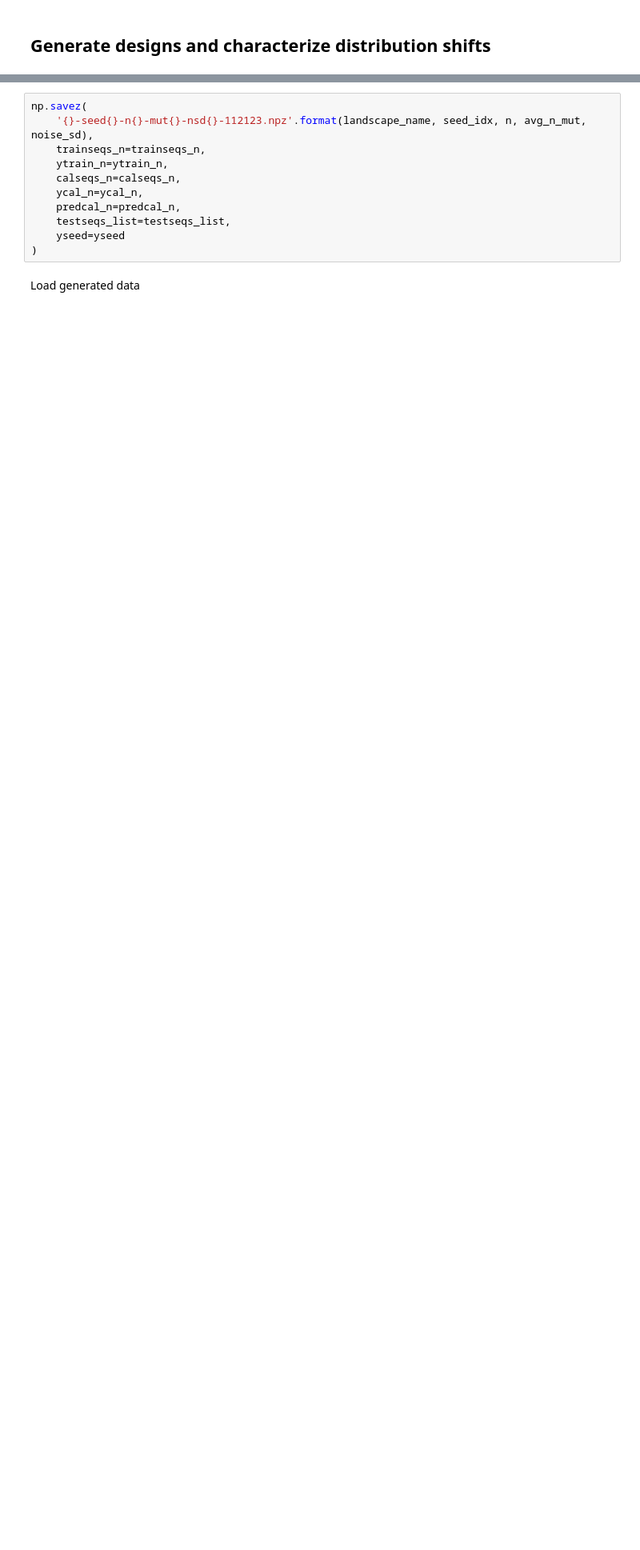
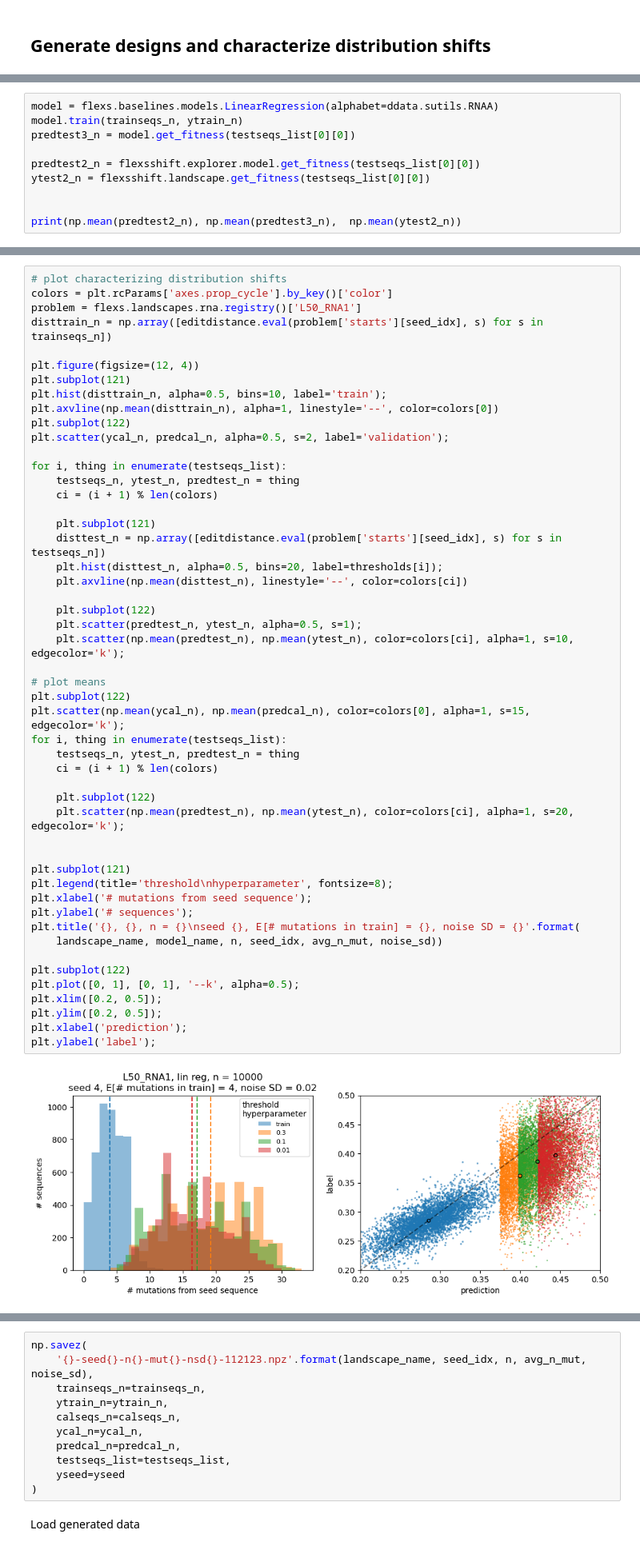
Before and after one commit to clarafy/design-algorithm-selection, a Jupyter notebook: notebooks/flexs-rna-111623.ipynb, the cells around one changed output, grey strips where cells are left out. Shown at 80% size. Drawn from its saved outputs; the diff is of its cells as text; blank space fills up the shorter version.

```diff
--- a/notebooks/flexs-rna-111623.ipynb
+++ b/notebooks/flexs-rna-111623.ipynb
@@ -94,0 +111,10 @@ print(int(time() - t0))
+# %%
+model = flexs.baselines.models.LinearRegression(alphabet=ddata.sutils.RNAA)
+model.train(trainseqs_n, ytrain_n)
+predtest3_n = model.get_fitness(testseqs_list[0][0])
+
+predtest2_n = flexsshift.explorer.model.get_fitness(testseqs_list[0][0])
+ytest2_n = flexsshift.landscape.get_fitness(testseqs_list[0][0])
+
+
+print(np.mean(predtest2_n), np.mean(predtest3_n),  np.mean(ytest2_n))
@@ -95,3 +123,55 @@ print(int(time() - t0))
+# %%
+# plot characterizing distribution shifts
+colors = plt.rcParams['axes.prop_cycle'].by_key()['color']
+problem = flexs.landscapes.rna.registry()['L50_RNA1']
+disttrain_n = np.array([editdistance.eval(problem['starts'][seed_idx], s) for s in trainseqs_n])
+
+plt.figure(figsize=(12, 4))
+plt.subplot(121)
+plt.hist(disttrain_n, alpha=0.5, bins=10, label='train');
+plt.axvline(np.mean(disttrain_n), alpha=1, linestyle='--', color=colors[0])
+plt.subplot(122)
+plt.scatter(ycal_n, predcal_n, alpha=0.5, s=2, label='validation');
+
+for i, thing in enumerate(testseqs_list):
+    testseqs_n, ytest_n, predtest_n = thing
+    ci = (i + 1) % len(colors)
+
+    plt.subplot(121)
+    disttest_n = np.array([editdistance.eval(problem['starts'][seed_idx], s) for s in testseqs_n])
+    plt.hist(disttest_n, alpha=0.5, bins=20, label=thresholds[i]);
+    plt.axvline(np.mean(disttest_n), linestyle='--', color=colors[ci])
+
+    plt.subplot(122)
+    plt.scatter(predtest_n, ytest_n, alpha=0.5, s=1);
+    plt.scatter(np.mean(predtest_n), np.mean(ytest_n), color=colors[ci], alpha=1, s=10, edgecolor='k');
+
+# plot means
+plt.subplot(122)
+plt.scatter(np.mean(ycal_n), np.mean(predcal_n), color=colors[0], alpha=1, s=15, edgecolor='k');
+for i, thing in enumerate(testseqs_list):
+    testseqs_n, ytest_n, predtest_n = thing
+    ci = (i + 1) % len(colors)
+
+    plt.subplot(122)
+    plt.scatter(np.mean(predtest_n), np.mean(ytest_n), color=colors[ci], alpha=1, s=20, edgecolor='k');
+
+
+plt.subplot(121)
+plt.legend(title='threshold\nhyperparameter', fontsize=8);
+plt.xlabel('# mutations from seed sequence');
+plt.ylabel('# sequences');
+plt.title('{}, {}, n = {}\nseed {}, E[# mutations in train] = {}, noise SD = {}'.format(
+    landscape_name, model_name, n, seed_idx, avg_n_mut, noise_sd))
+
+plt.subplot(122)
+plt.plot([0, 1], [0, 1], '--k', alpha=0.5);
+plt.xlim([0.2, 0.5]);
+plt.ylim([0.2, 0.5]);
+plt.xlabel('prediction');
+plt.ylabel('label');
+# %% [output]
+[figure, added]
 # %%
 # pretty plot for presentations
 scatter_lim = [0.2, 0.5]
```
Also changed, not shown: parts of 3 cells of this notebook, 17 other files.
